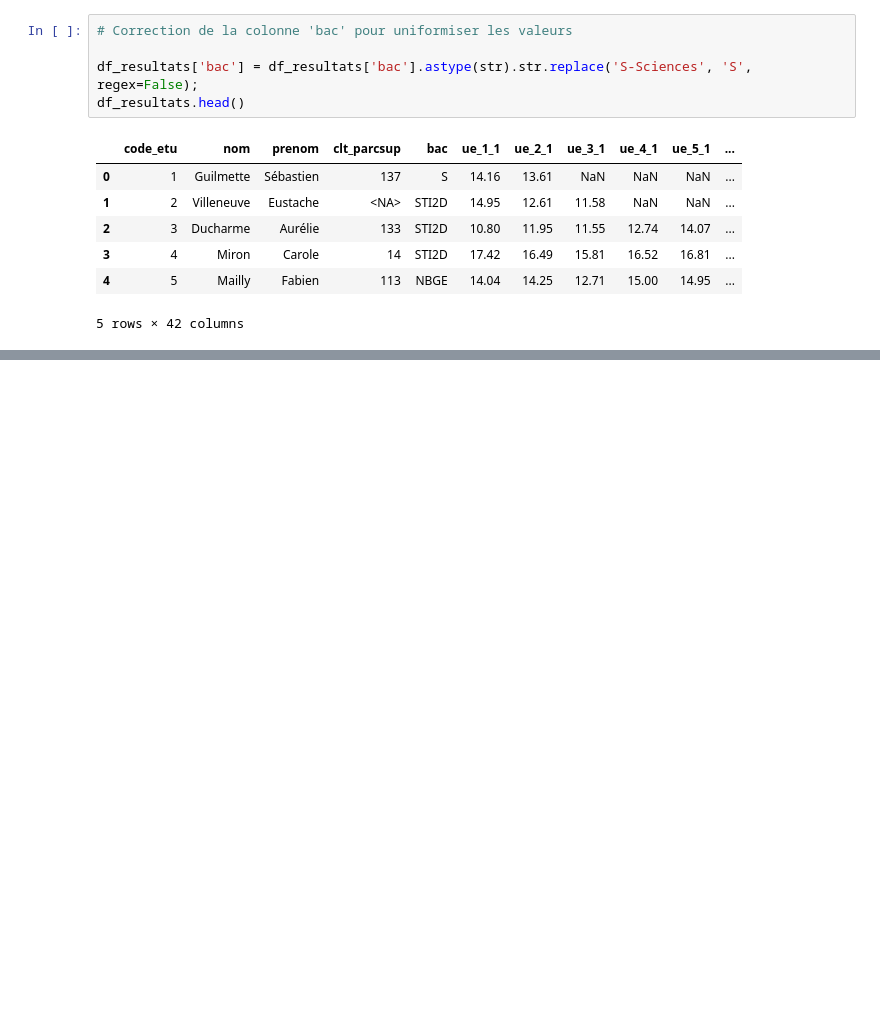
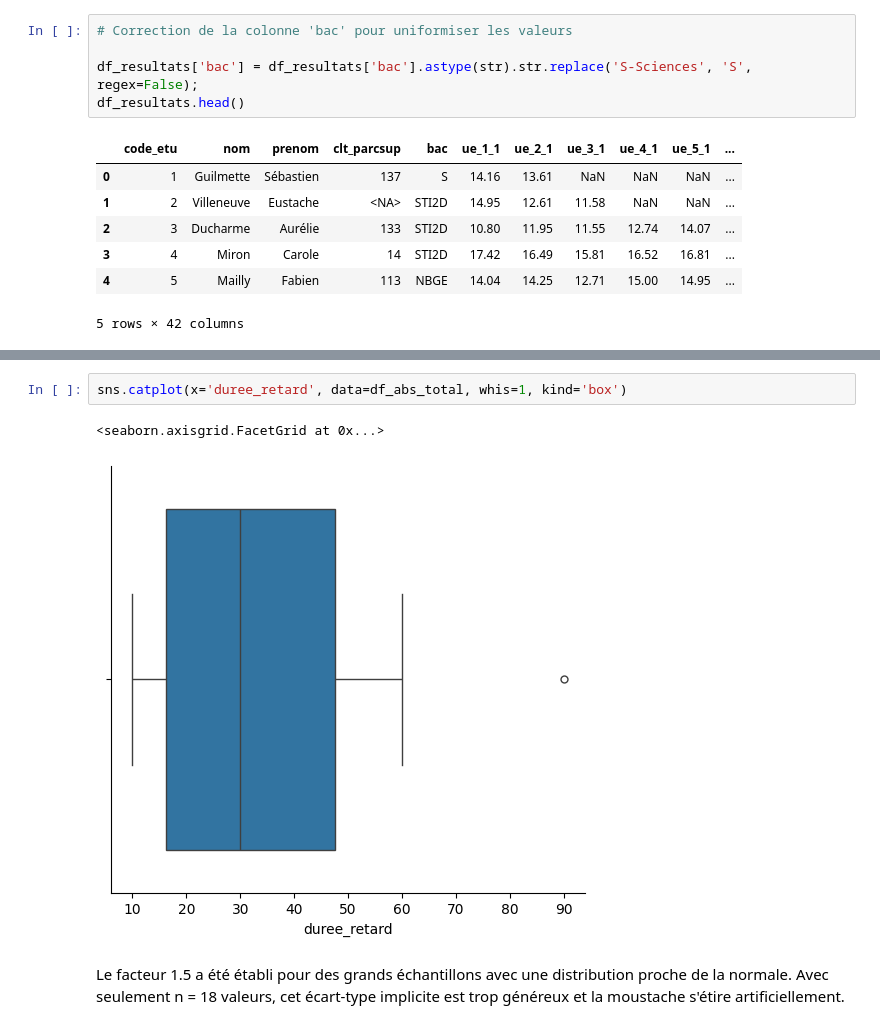
Before and after one commit to SAEIUTBUT1/SAE2.4-Maths, a Jupyter notebook: analyse.ipynb, the cells around one changed output, grey strips where cells are left out. Cells and saved outputs as stored; diff of their text form; blank space fills up the shorter version.

```diff
--- a/analyse.ipynb
+++ b/analyse.ipynb
@@ -332,0 +687,7 @@ df_resultats.head()
+# %%
+sns.catplot(x='duree_retard', data=df_abs_total, whis=1, kind='box')
+# %% [output]
+<seaborn.axisgrid.FacetGrid at 0x...>
+[figure, added]
+# %% [markdown]
+Le facteur 1.5 a été établi pour des grands échantillons avec une distribution proche de la normale. Avec seulement n = 18 valeurs, cet écart-type implicite est trop généreux et la moustache s'étire artificiellement.
```
Also changed, not shown: parts of 27 cells of this notebook.
